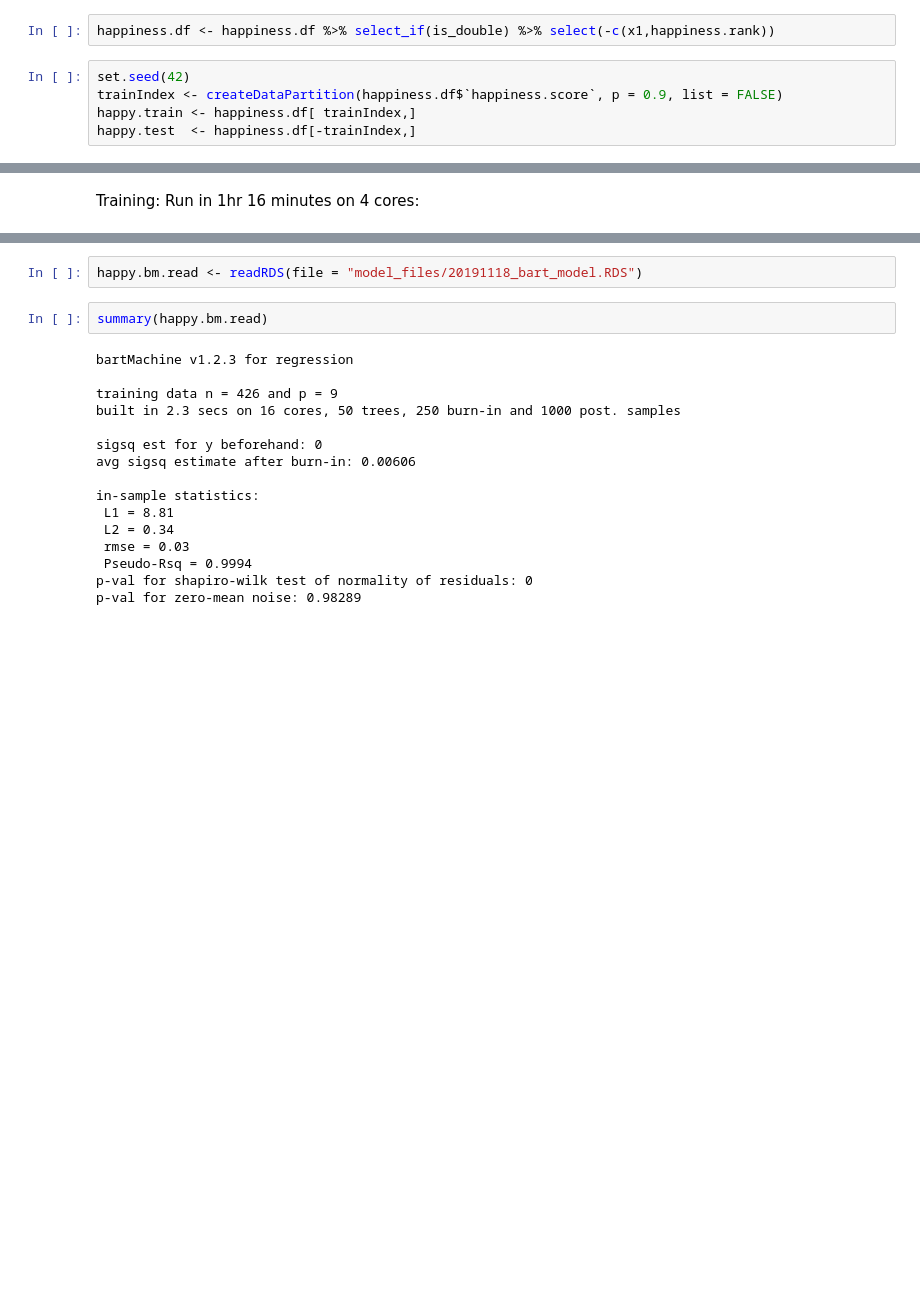
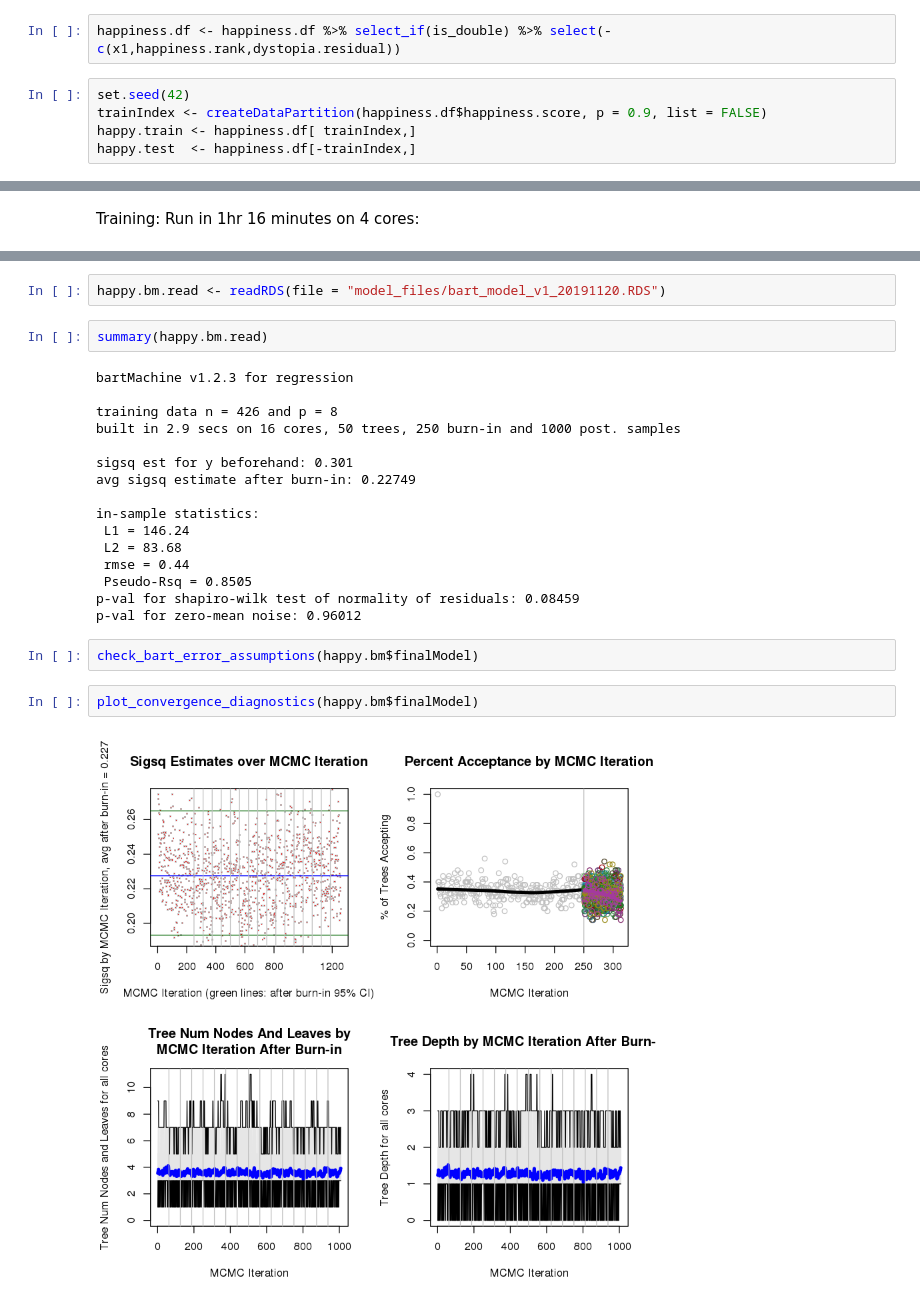
Before and after one commit to profwacko/stat-280-bayesian-project, a Jupyter notebook: 20191118_JOAQ_BART.ipynb, the cells around one changed output, grey strips where cells are left out. Saved outputs shown, nothing was run; the diff lists cells and outputs as text; blank space fills up the shorter version.

Commit message:
Add non-caret training to BART

```diff
--- a/20191118_JOAQ_BART.ipynb
+++ b/20191118_JOAQ_BART.ipynb
@@ -50,9 +51,9 @@ cols(
 # %% [markdown]
 We can get the train-test split using createDataPartition from caret:
 # %%
-happiness.df <- happiness.df %>% select_if(is_double) %>% select(-c(x1,happiness.rank))
+happiness.df <- happiness.df %>% select_if(is_double) %>% select(-c(x1,happiness.rank,dystopia.residual))
 # %%
 set.seed(42)
-trainIndex <- createDataPartition(happiness.df$`happiness.score`, p = 0.9, list = FALSE)
+trainIndex <- createDataPartition(happiness.df$happiness.score, p = 0.9, list = FALSE)
 happy.train <- happiness.df[ trainIndex,]
 happy.test  <- happiness.df[-trainIndex,]
@@ -114,21 +159,27 @@ saveRDS(happy.bm,file = "model_files/bart_model_v1_20191118.RDS")
 # %%
-happy.bm.read <- readRDS(file = "model_files/20191118_bart_model.RDS")
+happy.bm.read <- readRDS(file = "model_files/bart_model_v1_20191120.RDS")
 # %%
 summary(happy.bm.read)
 # %% [output]
 bartMachine v1.2.3 for regression
 
-training data n = 426 and p = 9
-built in 2.3 secs on 16 cores, 50 trees, 250 burn-in and 1000 post. samples
+training data n = 426 and p = 8
+built in 2.9 secs on 16 cores, 50 trees, 250 burn-in and 1000 post. samples
 
-sigsq est for y beforehand: 0
-avg sigsq estimate after burn-in: 0.00606
+sigsq est for y beforehand: 0.301
+avg sigsq estimate after burn-in: 0.22749
 
 in-sample statistics:
- L1 = 8.81
- L2 = 0.34
- rmse = 0.03
- Pseudo-Rsq = 0.9994
-p-val for shapiro-wilk test of normality of residuals: 0
-p-val for zero-mean noise: 0.98289
+ L1 = 146.24
+ L2 = 83.68
+ rmse = 0.44
+ Pseudo-Rsq = 0.8505
+p-val for shapiro-wilk test of normality of residuals: 0.08459
+p-val for zero-mean noise: 0.96012
+# %%
+check_bart_error_assumptions(happy.bm$finalModel)
+# %%
+plot_convergence_diagnostics(happy.bm$finalModel)
+# %% [output]
+[figure, added]
 # %%
```
Also changed, not shown: parts of 24 cells of this notebook, 2 other files.
